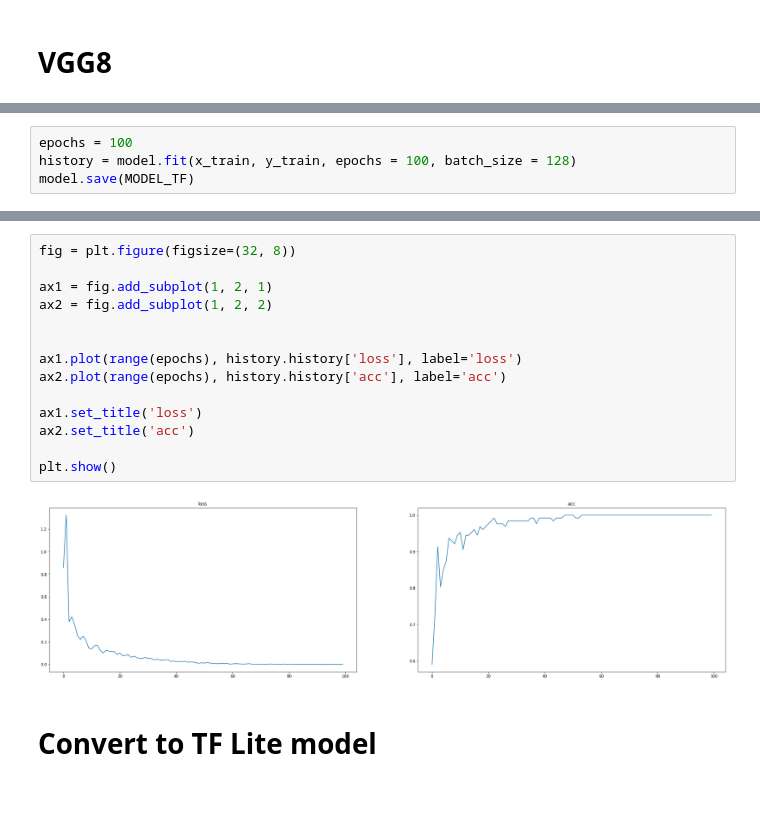
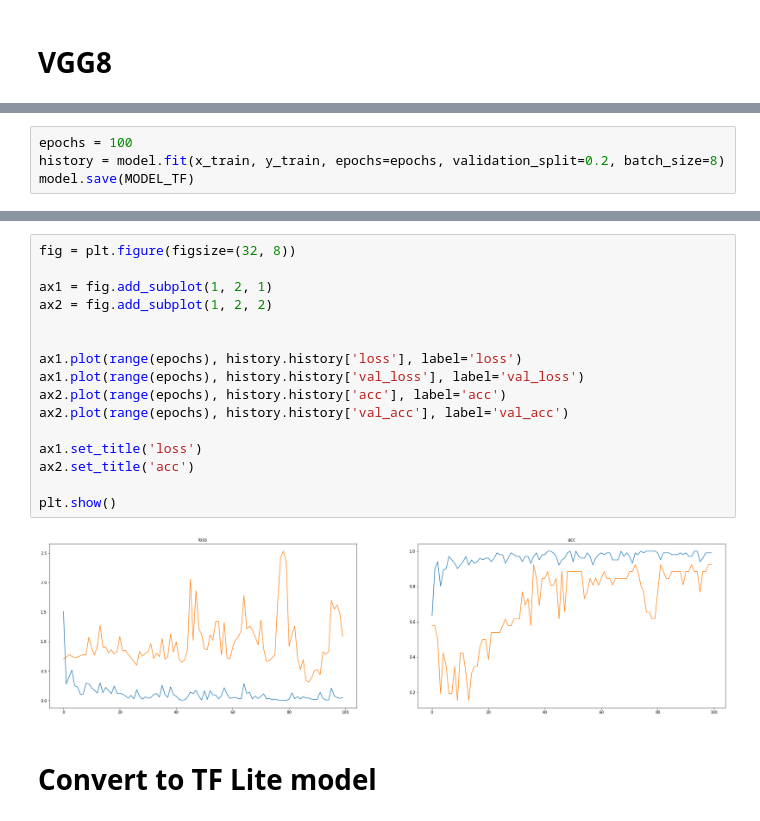
Before and after one commit to dkhmd/quarantine_helper, a Jupyter notebook: cloud/ml/touch_model.ipynb, the cells around one changed output, grey strips where cells are left out. Cells and saved outputs as stored; diff of their text form.

```diff
--- a/cloud/ml/emg_model.ipynb
+++ b/cloud/ml/touch_model.ipynb
@@ -306,7 +306,7 @@ Non-trainable params: 704
 _________________________________________________________________
 # %%
 epochs = 100
-history = model.fit(x_train, y_train, epochs = 100, batch_size = 128)
+history = model.fit(x_train, y_train, epochs=epochs, validation_split=0.2, batch_size=8)
 model.save(MODEL_TF)
 # %% [output]
 Epoch 1/100
@@ -329,19 +329,21 @@ INFO:tensorflow:Assets written to: models/model/assets
 # %%
 fig = plt.figure(figsize=(32, 8))
 
 ax1 = fig.add_subplot(1, 2, 1)
 ax2 = fig.add_subplot(1, 2, 2)
 
 
 ax1.plot(range(epochs), history.history['loss'], label='loss')
+ax1.plot(range(epochs), history.history['val_loss'], label='val_loss')
 ax2.plot(range(epochs), history.history['acc'], label='acc')
+ax2.plot(range(epochs), history.history['val_acc'], label='val_acc')
 
 ax1.set_title('loss')
 ax2.set_title('acc')
 
 plt.show()
 # %% [output]
-[figure, old version]
+[figure, new version]
 # %% [markdown]
 # Convert to TF Lite model
 # %% [markdown]
```
Also changed, not shown: parts of 3 cells of this notebook, 1 other file.
